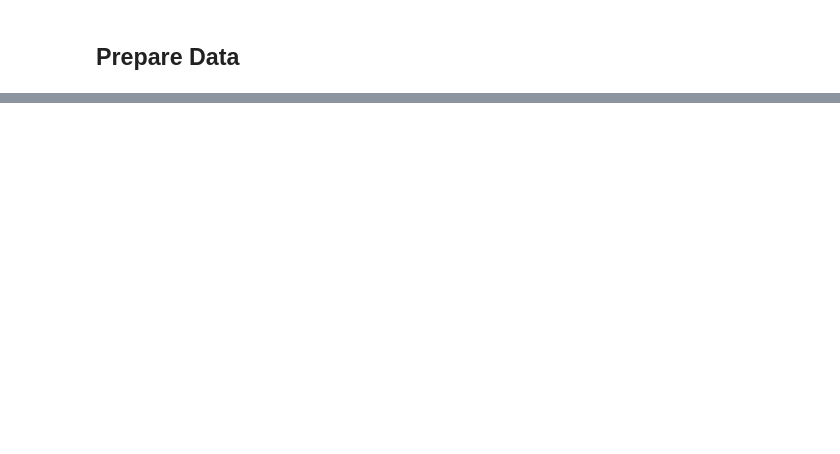
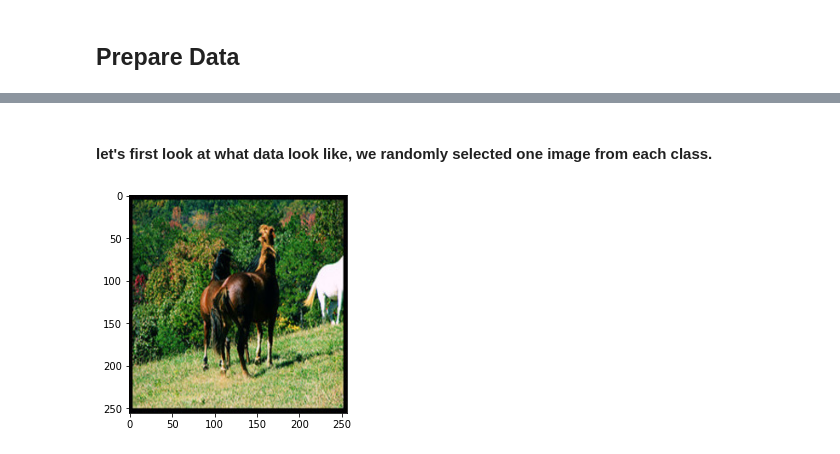
Before and after one commit to nicholasadam/pytorch-CycleGAN-and-pix2pix, a Jupyter notebook: Annotated_CycleGAN.ipynb, the cells around one changed output, grey strips where cells are left out. Cells and saved outputs as stored; diff of their text form; code cells hidden in the pictures; blank space fills up the shorter version.

```diff
--- a/Annotated_CycleGAN.ipynb
+++ b/Annotated_CycleGAN.ipynb
@@ -69,0 +77,9 @@ see the following flow chart for your reference.
+# %% [markdown]
+#### let's first look at what data look like, we randomly selected one image from each class.
+# %%
+horse_sample = "annotated_cyclegan/data/horse2zebra/testA/n02381460_1000.jpg"
+img = plt.imread(horse_sample)
+plt.imshow(img)
+plt.show()
+# %% [output]
+[figure, added]
```
Also changed, not shown: parts of 9 cells of this notebook, 3 other files.
